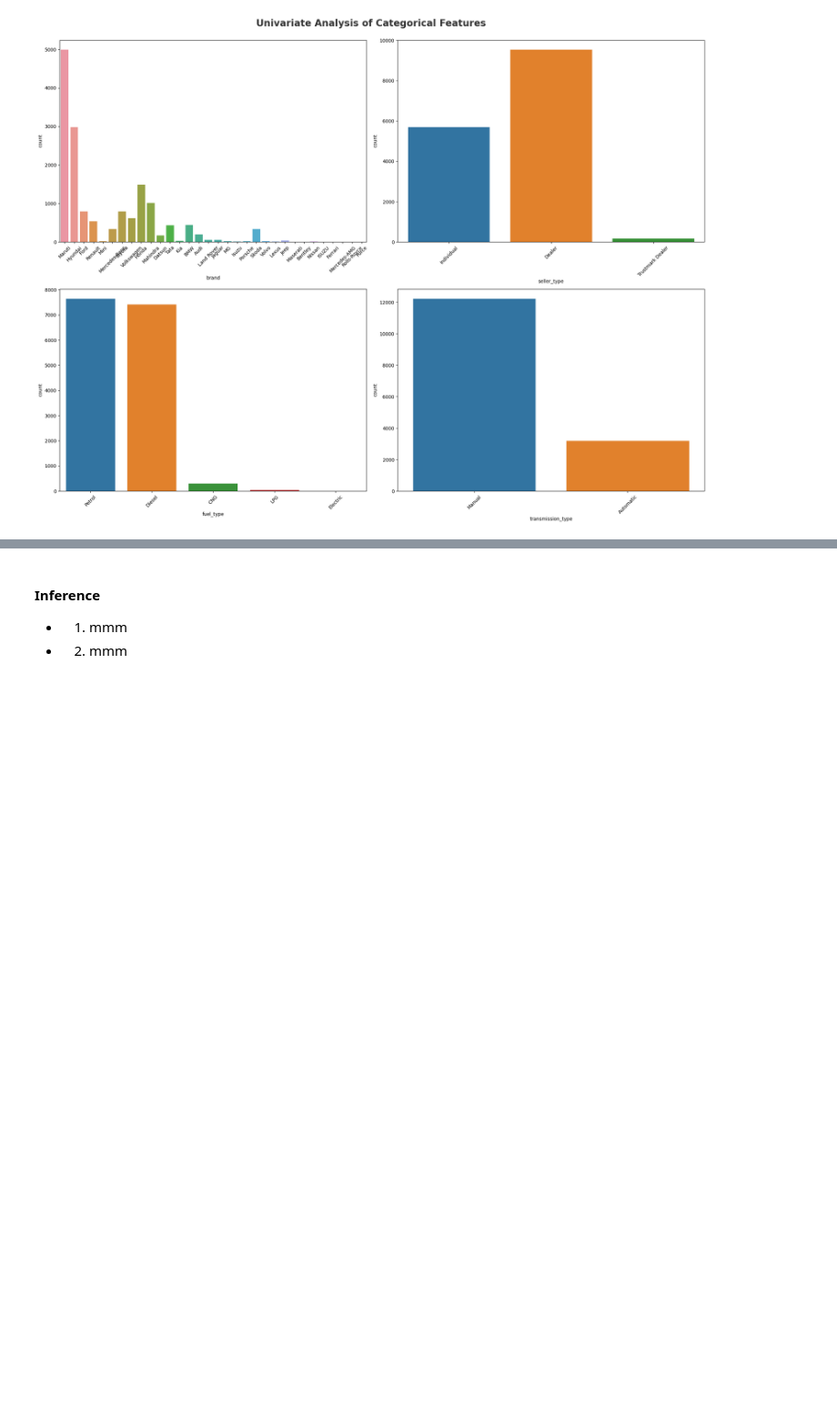
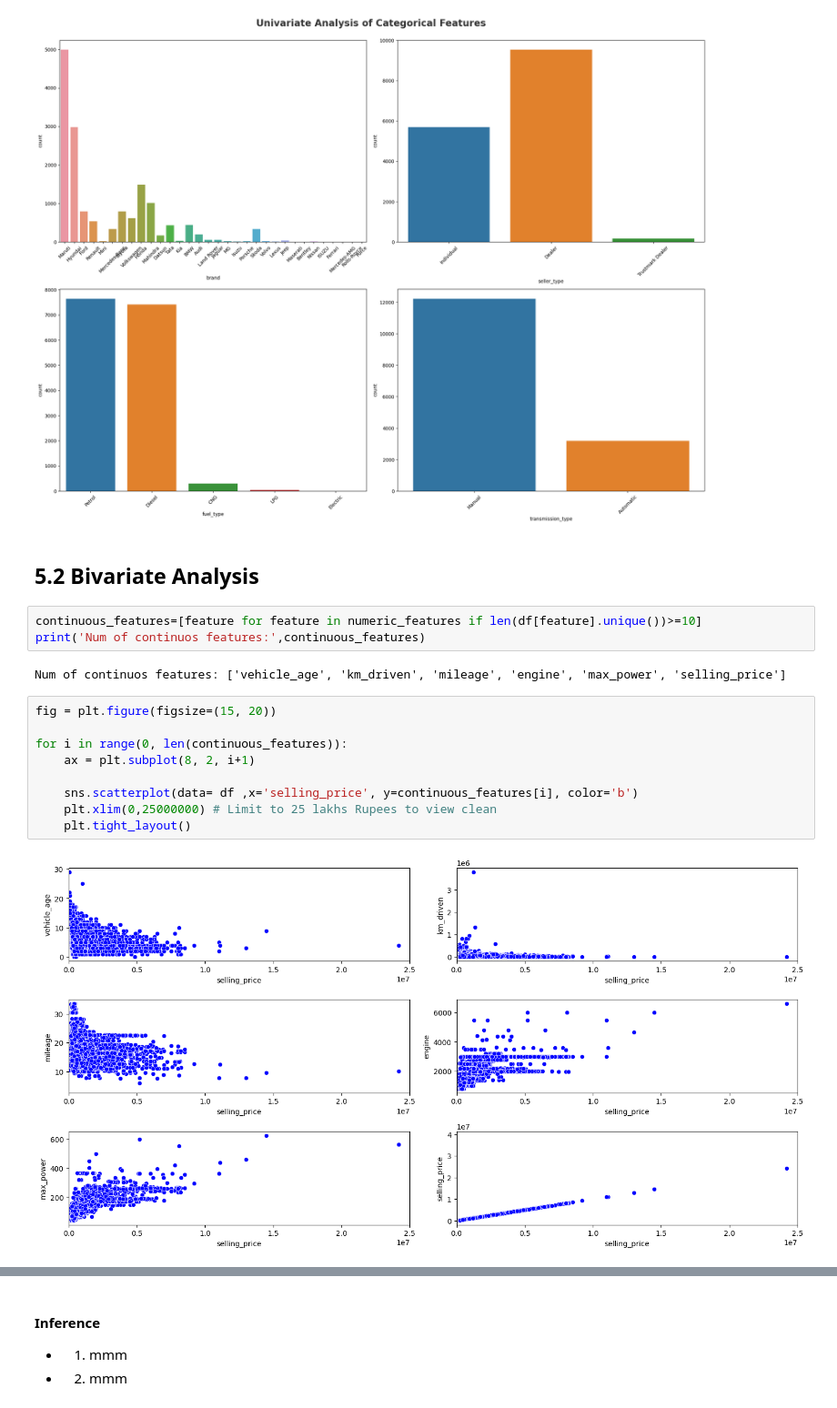
Before and after one commit to manishkr1754/CarDekho_Used_Car_Price_Prediction, a Jupyter notebook: notebooks/CarDekho Used Car Price Prediction.ipynb, the cells around one changed output, grey strips where cells are left out. Shown: that part at 91% size. Saved outputs shown, nothing was run; the diff lists cells and outputs as text; blank space fills up the shorter version.

```diff
--- a/notebooks/CarDekho Used Car Price Prediction.ipynb
+++ b/notebooks/CarDekho Used Car Price Prediction.ipynb
@@ -335,3 +336,21 @@ for i in range(0, len(cat1)):
     plt.tight_layout()
 # %% [output]
 [figure]
+# %% [markdown]
+## 5.2 Bivariate Analysis
+# %%
+continuous_features=[feature for feature in numeric_features if len(df[feature].unique())>=10]
+print('Num of continuos features:',continuous_features)
+# %% [output]
+Num of continuos features: ['vehicle_age', 'km_driven', 'mileage', 'engine', 'max_power', 'selling_price']
+# %%
+fig = plt.figure(figsize=(15, 20))
+
+for i in range(0, len(continuous_features)):
+    ax = plt.subplot(8, 2, i+1)
+
+    sns.scatterplot(data= df ,x='selling_price', y=continuous_features[i], color='b')
+    plt.xlim(0,25000000) # Limit to 25 lakhs Rupees to view clean
+    plt.tight_layout()
+# %% [output]
+[figure, added]
```
Also changed, not shown: parts of 13 cells of this notebook.
